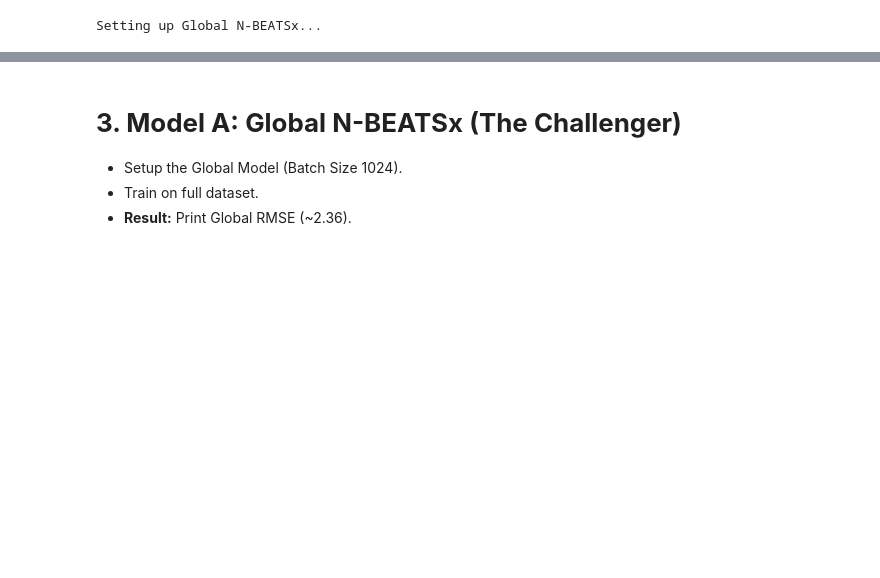
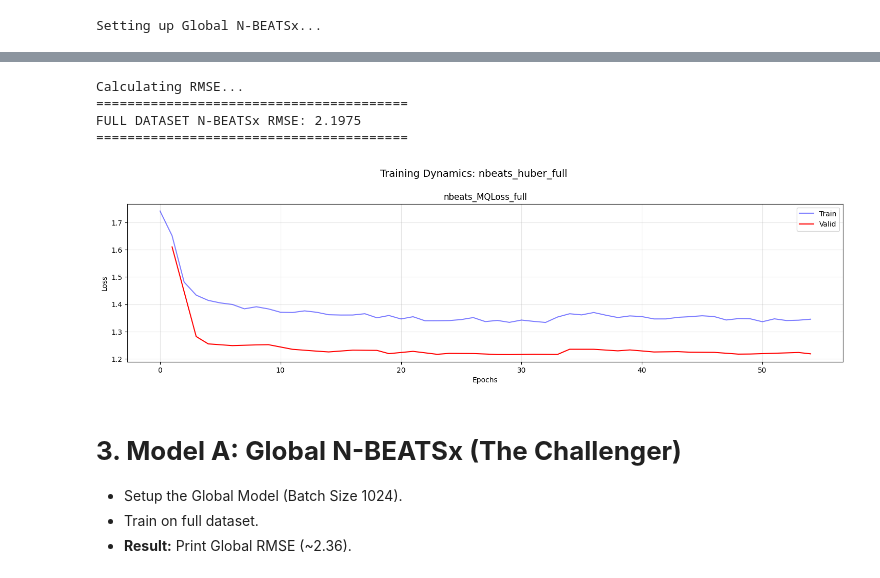
Before and after one commit to Zak-Las/Walmart-Demand-Forcasting, a Jupyter notebook: Notebooks/02_global_scale.ipynb, the cells around one changed output, grey strips where cells are left out. Saved outputs shown, nothing was run; the diff lists cells and outputs as text; code cells hidden in the pictures; blank space fills up the shorter version.

```diff
--- a/Notebooks/02_global_scale.ipynb
+++ b/Notebooks/02_global_scale.ipynb
@@ -491,3 +538,34 @@ HPU available: False, using: 0 HPUs
+# %%
+print("Calculating RMSE...")
+rmse_mqloss_stable_full = np.sqrt(np.mean((results_mqloss_stable_full['y'] - results_mqloss_stable_full['NBEATSx_MQLoss_Stable-median']) ** 2))
+
+print("="*40)
+print(f"FULL DATASET N-BEATSx RMSE: {rmse_mqloss_stable_full:.4f}")
+print("="*40)
+# %% [output]
+Calculating RMSE...
+========================================
+FULL DATASET N-BEATSx RMSE: 2.1975
+========================================
+# %%
+m_df = pd.read_csv("logs/nbeats_mqloss_stable_full/version_0/metrics.csv")
+train_m_df = m_df[['epoch', 'train_loss_epoch']].dropna()
+valid_m_df = m_df[['epoch', 'valid_loss']].dropna()
+
+plt.figure(figsize=(18, 4))
+plt.plot(train_m_df['epoch'], train_m_df['train_loss_epoch'], label='Train', color='blue', alpha=0.5)
+plt.plot(valid_m_df['epoch'], valid_m_df['valid_loss'], label='Valid', color='red', linewidth=1.5)
+
+plt.title(f"nbeats_MQLoss_full")
+plt.xlabel("Epochs")
+plt.ylabel("Loss")
+plt.grid(True, alpha=0.3)
+plt.legend()
+
+plt.suptitle(f"Training Dynamics: nbeats_huber_full", fontsize=14, y=1.05)
+plt.show()
+# %% [output]
+[figure, added]
 # %%
 # 1. Run Prediction
 fcst_df = nf_full.predict(futr_df=future_exog_df)
```
Also changed, not shown: parts of 12 cells of this notebook, 1 other file.
